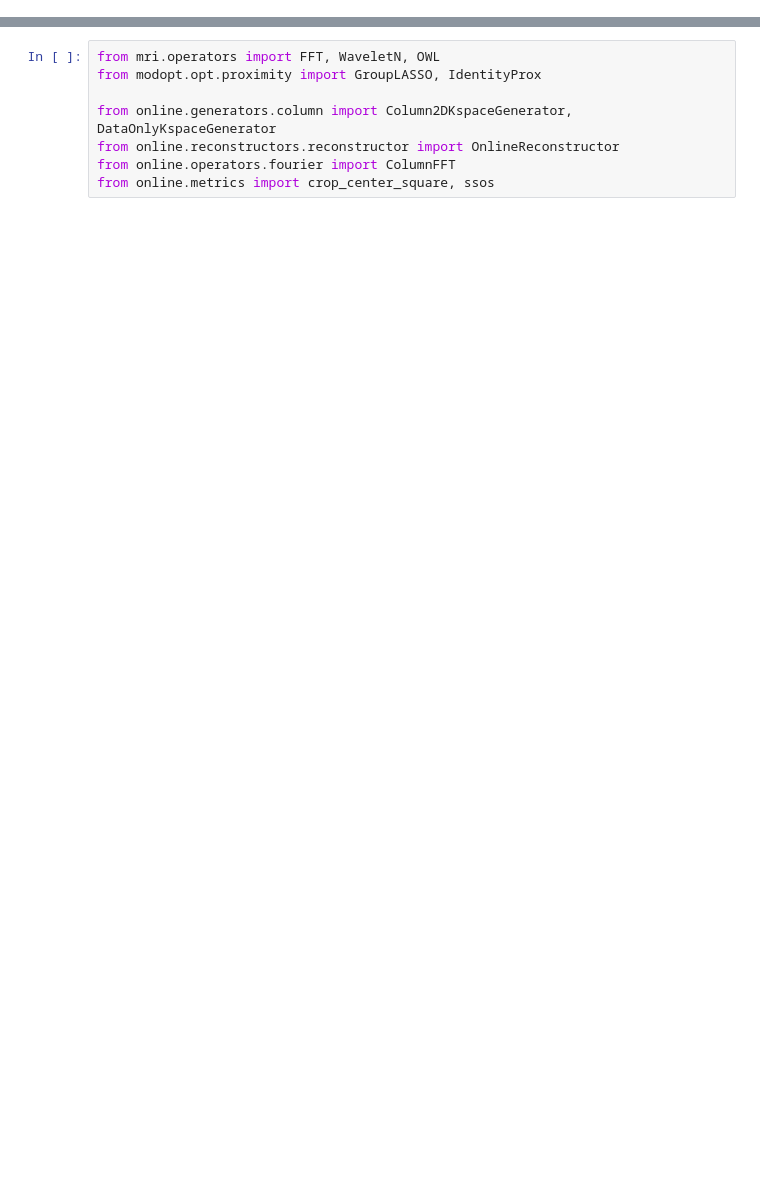
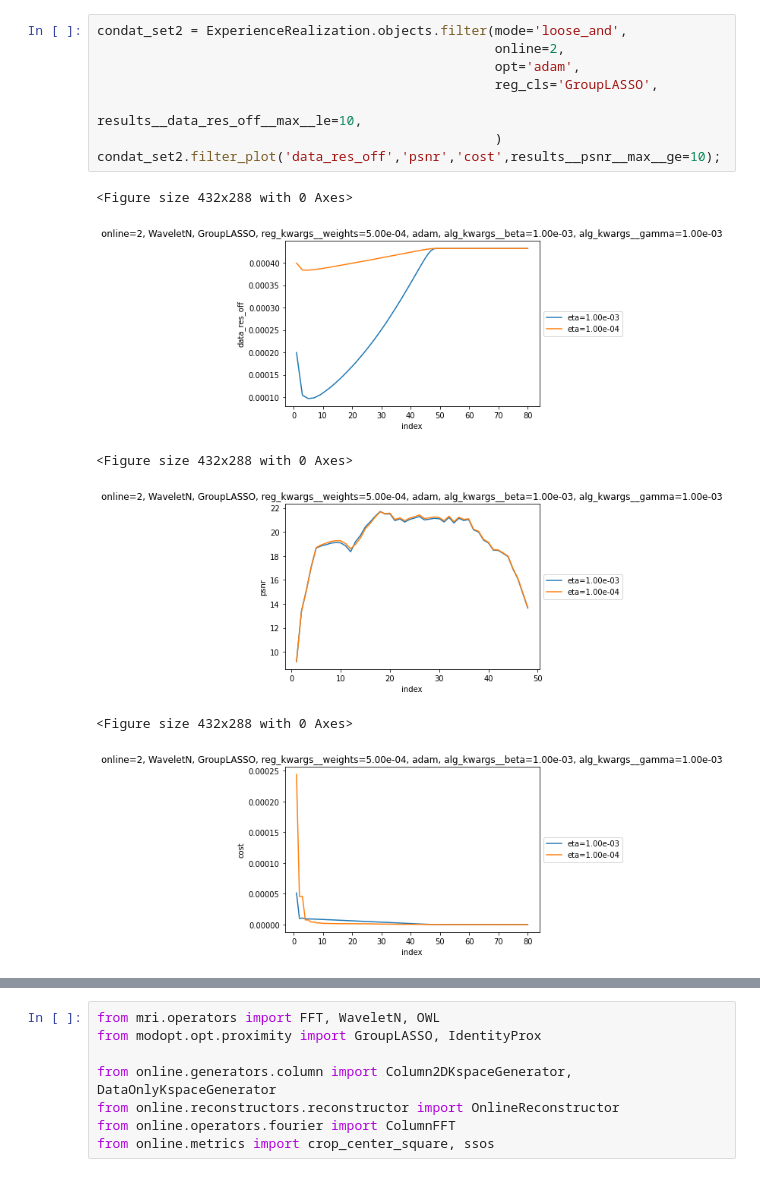
Before and after one commit to paquiteau/pysap-mri-online, a Jupyter notebook: results_ana.ipynb, the cells around one changed output, grey strips where cells are left out. Cells and saved outputs as stored; diff of their text form; blank space fills up the shorter version.

```diff
--- a/results_ana.ipynb
+++ b/results_ana.ipynb
@@ -150,0 +149,15 @@ ExperienceSet(2WaveletNGroupLASSO{'weights': 0.0001}vanilla{'eta': 1.0}
+# %%
+condat_set2 = ExperienceRealization.objects.filter(mode='loose_and',
+                                                   online=2,
+                                                   opt='adam',
+                                                   reg_cls='GroupLASSO',
+                                                   results__data_res_off__max__le=10,
+                                                   )
+condat_set2.filter_plot('data_res_off','psnr','cost',results__psnr__max__ge=10);
+# %% [output]
+<Figure size 432x288 with 0 Axes>
+[figure, added]
+<Figure size 432x288 with 0 Axes>
+[figure, added]
+<Figure size 432x288 with 0 Axes>
+[figure, added]
```
Also changed, not shown: parts of 16 cells of this notebook, 9 other files.
